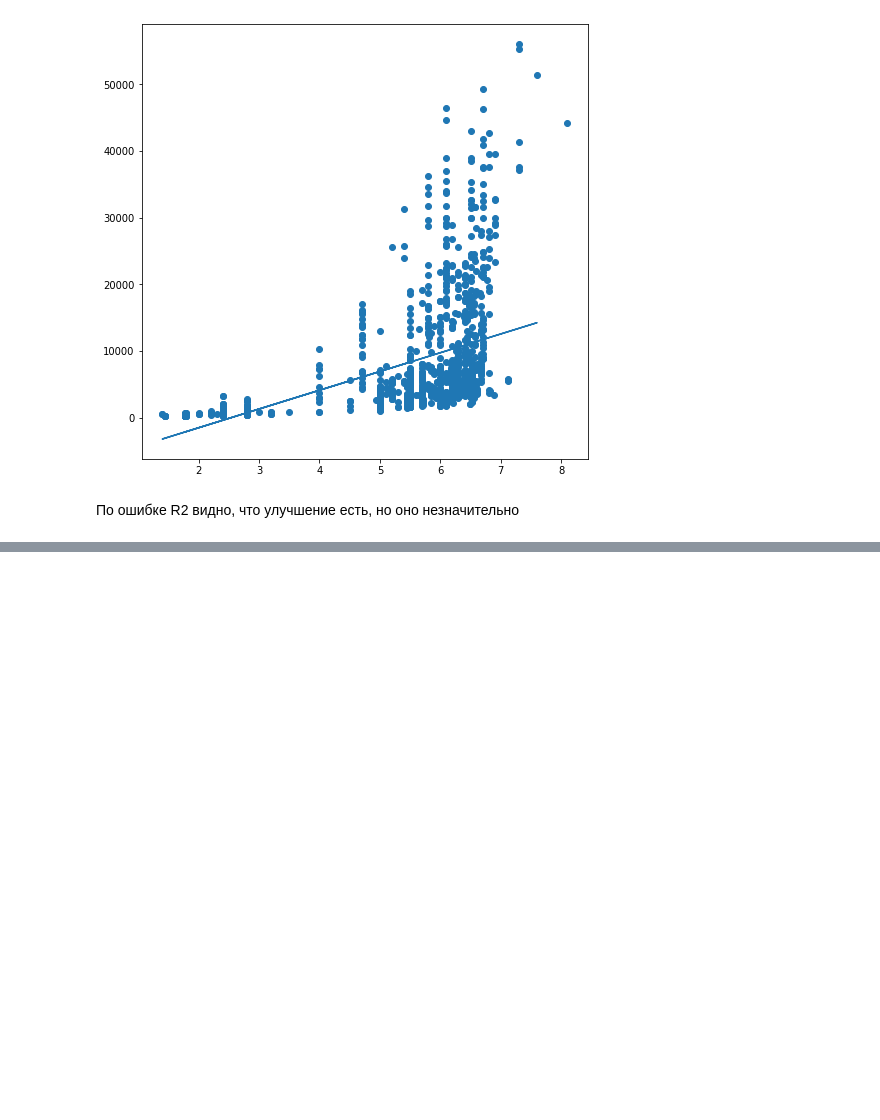
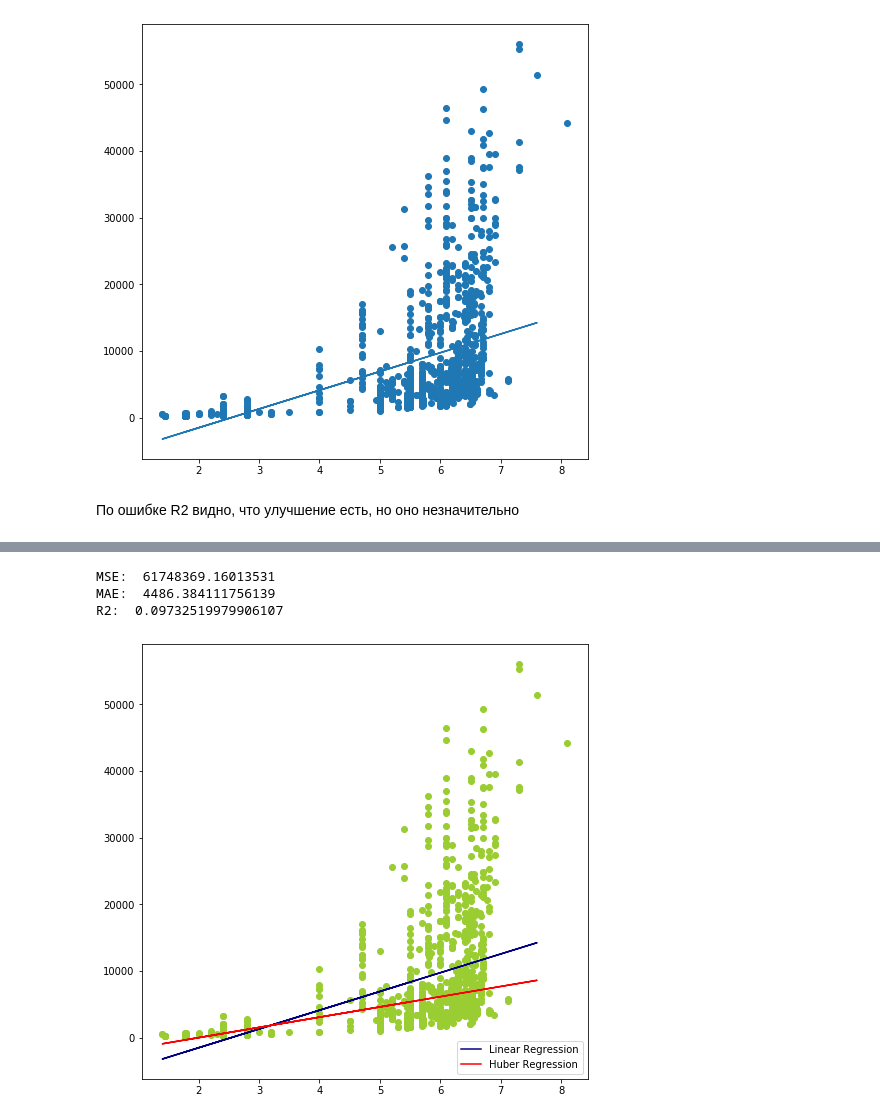
Before and after one commit to kiotokio/IDP, a Jupyter notebook: LinearRegression.ipynb, the cells around one changed output, grey strips where cells are left out. Cells and saved outputs as stored; diff of their text form; code cells hidden in the pictures; blank space fills up the shorter version.

```diff
--- a/LinearRegression.ipynb
+++ b/LinearRegression.ipynb
@@ -114,0 +219,20 @@ print(model_split.coef_, ransac.estimator_.coef_)
+# %%
+from sklearn.linear_model import HuberRegressor
+
+huber = HuberRegressor(alpha=0).fit(x_train.reshape(-1, 1), y_train)
+y_huber = huber.predict(x_test)
+
+plt.figure(figsize=(8,8))
+plt.scatter(x3, y, color='yellowgreen')
+plt.plot(x_test, y_pred, color='navy', label='Linear Regression')
+plt.plot(x_test, y_huber, color='red', label='Huber Regression')
+plt.legend(loc='lower right')
+
+print('MSE: ', mean_squared_error(y_test, y_huber))
+print('MAE: ', mean_absolute_error(y_test, y_huber))
+print('R2: ', r2_score(y_test, y_huber))
+# %% [output]
+MSE:  61748369.16013531
+MAE:  4486.384111756139
+R2:  0.09732519979906107
+[figure, added]
```
Also changed, not shown: parts of 36 cells of this notebook.
